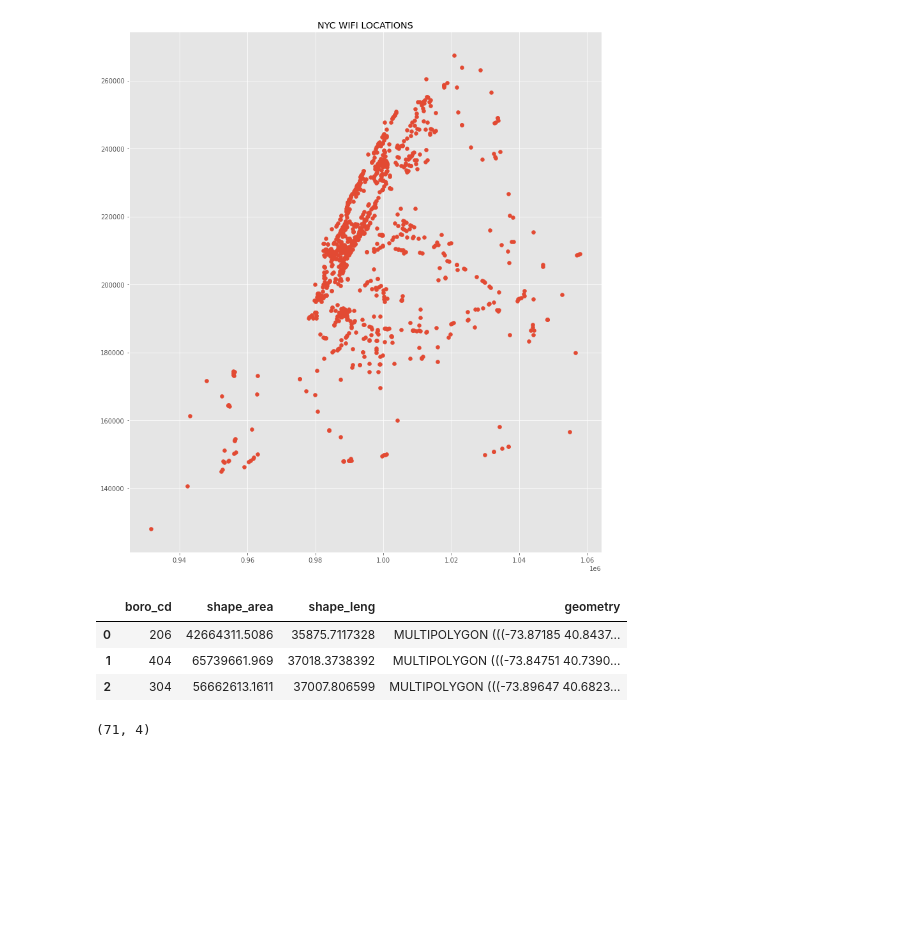
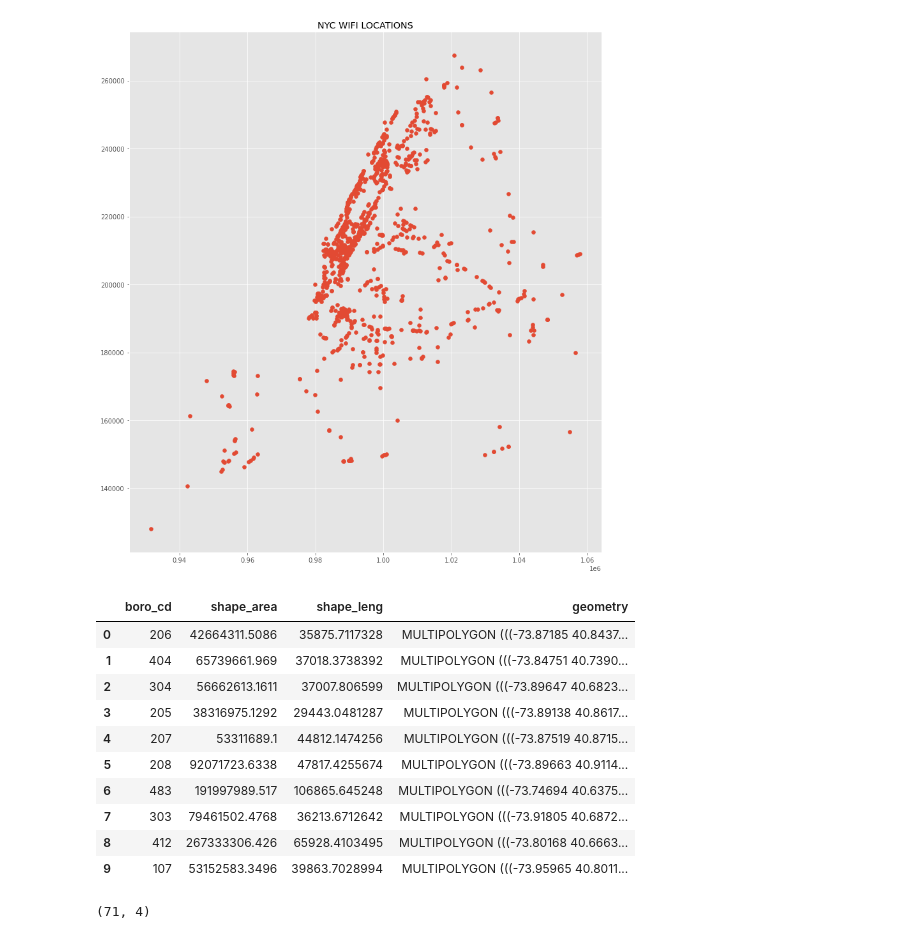
Before and after one commit to Youssef-Harby/report-it, a Jupyter notebook: Intersect/count.ipynb, the cells around one changed output. Cells and saved outputs as stored; diff of their text form; code cells hidden in the pictures; blank space fills up the shorter version.

Commit message:
count on our data

```diff
--- a/Intersect/count.ipynb
+++ b/Intersect/count.ipynb
@@ -43,12 +44,19 @@ plt.title('NYC WIFI LOCATIONS');
 # %%
 nyc_community_districts_geojson = 'https://data.cityofnewyork.us/api/geospatial/yfnk-k7r4?method=export&format=GeoJSON'
 nyc_community_districts = gpd.read_file(nyc_community_districts_geojson)
-nyc_community_districts.head(3)  # let's check out the data
+nyc_community_districts.head(10)  # let's check out the data
 # %% [output]
 |  | boro_cd | shape_area | shape_leng | geometry |
 | 0 | 206 | 42664311.5086 | 35875.7117328 | MULTIPOLYGON (((-73.87185 40.8437... |
 | 1 | 404 | 65739661.969 | 37018.3738392 | MULTIPOLYGON (((-73.84751 40.7390... |
 | 2 | 304 | 56662613.1611 | 37007.806599 | MULTIPOLYGON (((-73.89647 40.6823... |
+| 3 | 205 | 38316975.1292 | 29443.0481287 | MULTIPOLYGON (((-73.89138 40.8617... |
+| 4 | 207 | 53311689.1 | 44812.1474256 | MULTIPOLYGON (((-73.87519 40.8715... |
+| 5 | 208 | 92071723.6338 | 47817.4255674 | MULTIPOLYGON (((-73.89663 40.9114... |
+| 6 | 483 | 191997989.517 | 106865.645248 | MULTIPOLYGON (((-73.74694 40.6375... |
+| 7 | 303 | 79461502.4768 | 36213.6712642 | MULTIPOLYGON (((-73.91805 40.6872... |
+| 8 | 412 | 267333306.426 | 65928.4103495 | MULTIPOLYGON (((-73.80168 40.6663... |
+| 9 | 107 | 53152583.3496 | 39863.7028994 | MULTIPOLYGON (((-73.95965 40.8011... |
 # %%
 nyc_community_districts.shape
 # there are 71 community districts in nyc, boro_cd is the unique id,
```
Also changed, not shown: parts of 2 cells of this notebook, 1 other file.
